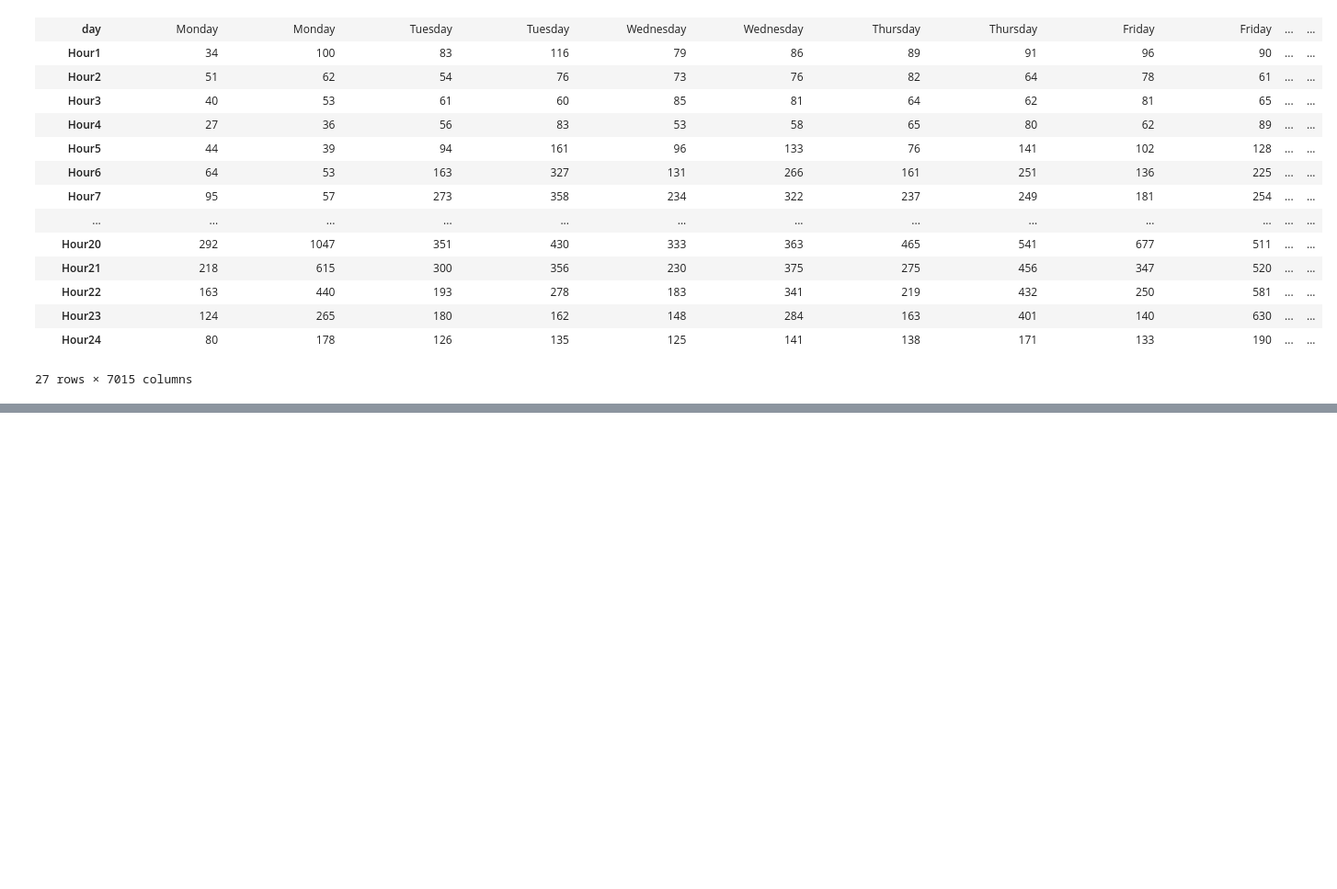
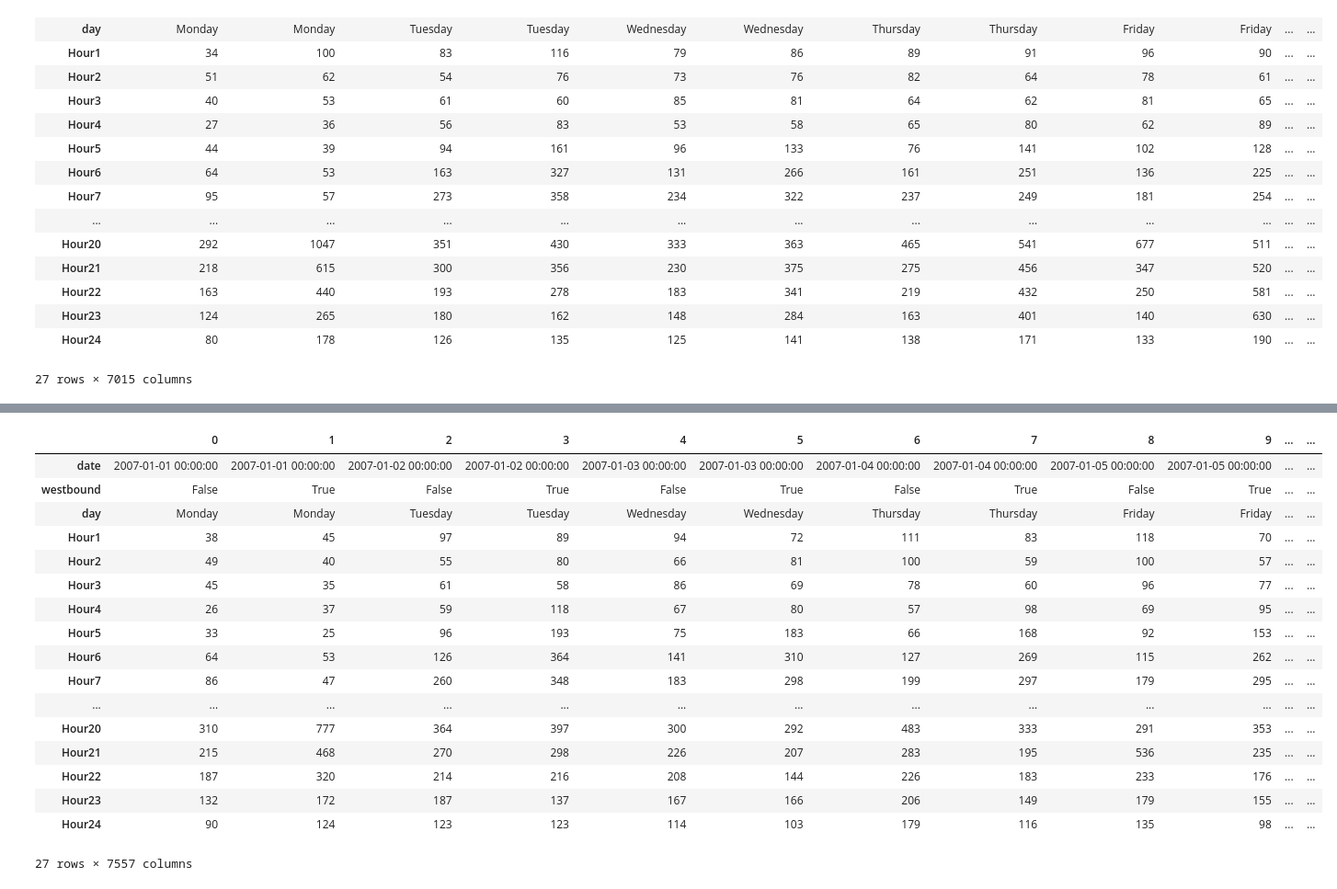
Before and after one commit to leannebaldwin/Pass_Closure, a Jupyter notebook: data_exploration/snoqualmie_pass_PTR/Snoqulamie_PTR_Data_exploration.ipynb, the cells around one changed output, grey strips where cells are left out. Shown at 92% size. Drawn from its saved outputs; the diff is of its cells as text; code cells hidden in the pictures; blank space fills up the shorter version.

Commit message:
Add concatenated dataframe for 901 and 903 PTR data

```diff
--- a/data_exploration/snoqualmie_pass_PTR/Snoqulamie_PTR_Data_exploration.ipynb
+++ b/data_exploration/snoqualmie_pass_PTR/Snoqulamie_PTR_Data_exploration.ipynb
@@ -451,0 +543,4 @@ data903
+# %%
+westbound903.index = date903.index
+# %%
+data903 = data903.drop(['SiteId', 'SiteLocation', 'date', 'direction'], axis=1)
@@ -451,0 +568,2 @@ data903
+# %%
+df903 = pd.concat([date903, westbound903, data903], axis=1)
@@ -451,0 +591,23 @@ data903
+# %%
+df903.rename(columns={0:'westbound'}, inplace=True)
+# %%
+df903.T
+# %% [output]
+|  | 0 | 1 | 2 | 3 | 4 | 5 | 6 | 7 | 8 | 9 | ... | ... |
+| date | 2007-01-01 00:00:00 | 2007-01-01 00:00:00 | 2007-01-02 00:00:00 | 2007-01-02 00:00:00 | 2007-01-03 00:00:00 | 2007-01-03 00:00:00 | 2007-01-04 00:00:00 | 2007-01-04 00:00:00 | 2007-01-05 00:00:00 | 2007-01-05 00:00:00 | ... | ... |
+| westbound | False | True | False | True | False | True | False | True | False | True | ... | ... |
+| day | Monday | Monday | Tuesday | Tuesday | Wednesday | Wednesday | Thursday | Thursday | Friday | Friday | ... | ... |
+| Hour1 | 38 | 45 | 97 | 89 | 94 | 72 | 111 | 83 | 118 | 70 | ... | ... |
+| Hour2 | 49 | 40 | 55 | 80 | 66 | 81 | 100 | 59 | 100 | 57 | ... | ... |
+| Hour3 | 45 | 35 | 61 | 58 | 86 | 69 | 78 | 60 | 96 | 77 | ... | ... |
+| Hour4 | 26 | 37 | 59 | 118 | 67 | 80 | 57 | 98 | 69 | 95 | ... | ... |
+| Hour5 | 33 | 25 | 96 | 193 | 75 | 183 | 66 | 168 | 92 | 153 | ... | ... |
+| Hour6 | 64 | 53 | 126 | 364 | 141 | 310 | 127 | 269 | 115 | 262 | ... | ... |
+| Hour7 | 86 | 47 | 260 | 348 | 183 | 298 | 199 | 297 | 179 | 295 | ... | ... |
+| ... | ... | ... | ... | ... | ... | ... | ... | ... | ... | ... | ... | ... |
+| Hour20 | 310 | 777 | 364 | 397 | 300 | 292 | 483 | 333 | 291 | 353 | ... | ... |
+| Hour21 | 215 | 468 | 270 | 298 | 226 | 207 | 283 | 195 | 536 | 235 | ... | ... |
+| Hour22 | 187 | 320 | 214 | 216 | 208 | 144 | 226 | 183 | 233 | 176 | ... | ... |
+| Hour23 | 132 | 172 | 187 | 137 | 167 | 166 | 206 | 149 | 179 | 155 | ... | ... |
+| Hour24 | 90 | 124 | 123 | 123 | 114 | 103 | 179 | 116 | 135 | 98 | ... | ... |
+27 rows × 7557 columns
```
Also changed, not shown: parts of 15 cells of this notebook.
